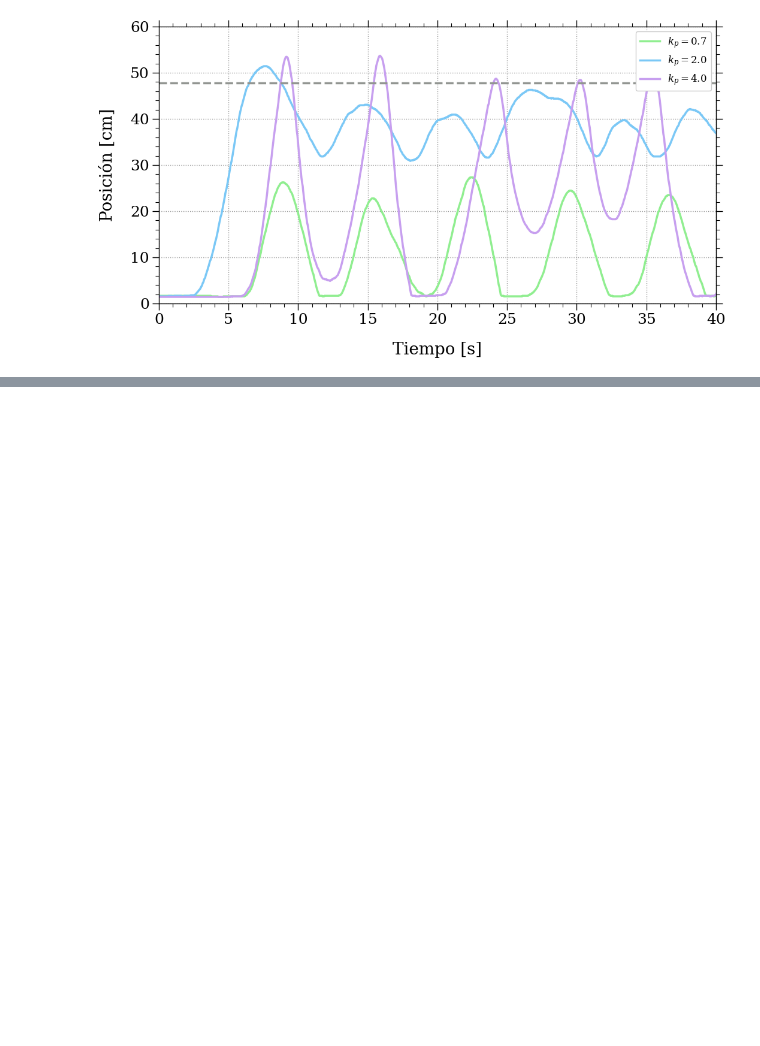
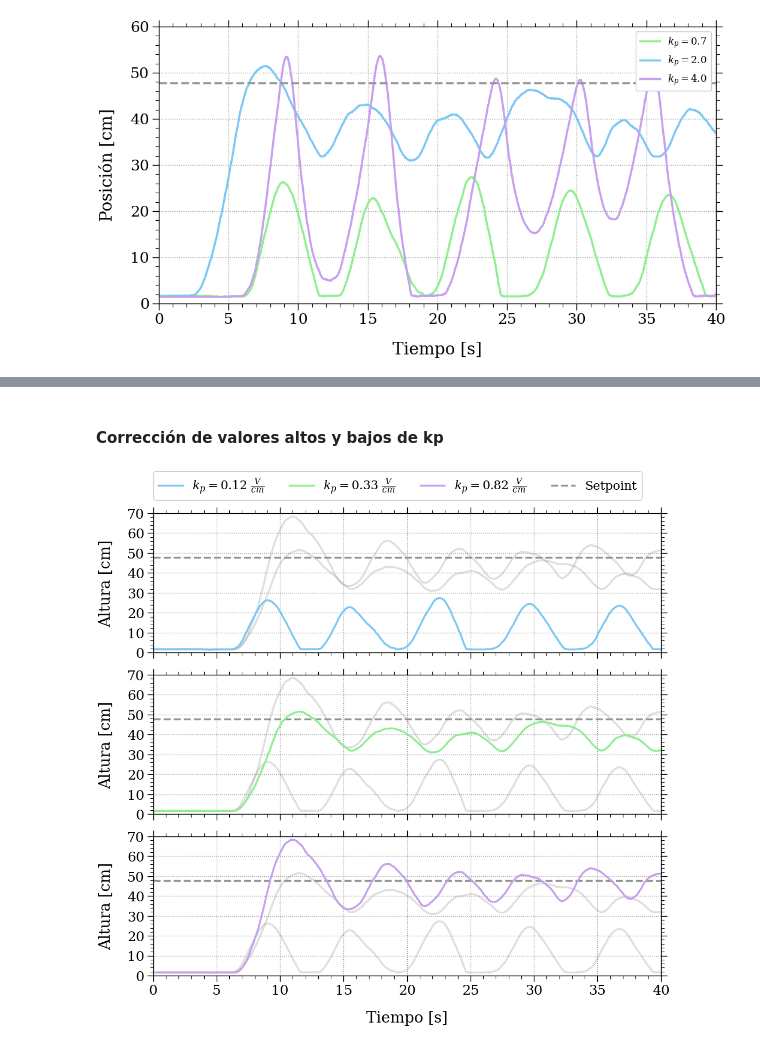
Before and after one commit to Martin-Palomeque/PID, a Jupyter notebook: Entregas/figuras_informe.ipynb, the cells around one changed output, grey strips where cells are left out. Saved outputs shown, nothing was run; the diff lists cells and outputs as text; code cells hidden in the pictures; blank space fills up the shorter version.

```diff
--- a/Entregas/figuras_informe.ipynb
+++ b/Entregas/figuras_informe.ipynb
@@ -431,0 +439,57 @@ ax.legend(loc = 'best',fontsize = 'large')
+# %% [markdown]
+#### Corrección de valores altos y bajos de kp
+# %%
+df = pd.read_csv(fr'..\Mediciones\Clase 3\PID\PID-2-0-0-barrido.csv')
+t2 = df['Time'].values + 3.9
+t2 = np.insert(t2, 0, 0)
+h2 = px2d(df['Position'].values)
+h2 = np.insert(h2, 0, h2[0])
+
+df = pd.read_csv(fr'..\Mediciones\Clase 3\PID\PID-0.7-0-0-barrido.csv')
+t07 = df['Time'].values + 0.1
+h07 = px2d(df['Position'].values)
+
+df = pd.read_csv(fr'..\Mediciones\Clase 2\crtl_P_Kp5min2.csv', header=None, names=['Time', 'Position', 'P'])
+t5 = df['Time'].values - 1.8
+h5 = px2d(df['Position'].values)*1.46 + h2[0]
+
+
+fig, ax = plt.subplots(3, 1, sharex=True, figsize=(12, 11))
+axtop, axmed, axbot = ax
+axbot.set_xlabel('Tiempo [s]')
+
+# Top
+axtop.axhline(px2d(400), c='C9', ls='--')
+axtop.plot(t5, h5, c='C9', alpha=0.3)
+axtop.plot(t2, h2, c='C9', alpha=0.3)
+axtop.plot(t07, h07, label=r'$k_p = 0.12 \ \frac{V}{cm}$', c='C1')
+
+# Med
+
+axmed.axhline(px2d(400), c='C9', ls='--')
+axmed.plot(t07, h07,  c='C9', alpha=0.3)
+axmed.plot(t5, h5, c='C9', alpha=0.3)
+axmed.plot(t2, h2, label=r'$k_p = 0.33 \ \frac{V}{cm}$', c='C0')
+
+# Bot
+
+axbot.axhline(px2d(400), c='C9', ls='--')
+axbot.plot(t07, h07,  c='C9', alpha=0.3)
+axbot.plot(t2, h2, c='C9', alpha=0.3)
+axbot.plot(t5, h5, label=r'$k_p = 0.82 \ \frac{V}{cm}$', c='C2')
+
+plot_setpoint = axbot.axhline(px2d(400), c='C9', ls='--', label='Setpoint')
+
+plt.subplots_adjust(hspace=0.16)
+for ax_i in ax:
+    ax_i.set_ylabel('Altura [cm]')
+    ax_i.set_xlim(0, 40)
+    ax_i.set_ylim(0, 70)
+    # ax_i.legend()
+    ax_i.set_yticks(range(0, 71, 10))
+fig.legend(bbox_to_anchor=(0.88, 0.96), ncol=4, fontsize=16)
+plot_setpoint.set_visible(False)
+# fig.savefig('.\Figuras\P_3')
+plt.show()
+# %% [output]
+[figure, added]
```
Also changed, not shown: parts of 6 cells of this notebook, 6 other files.
